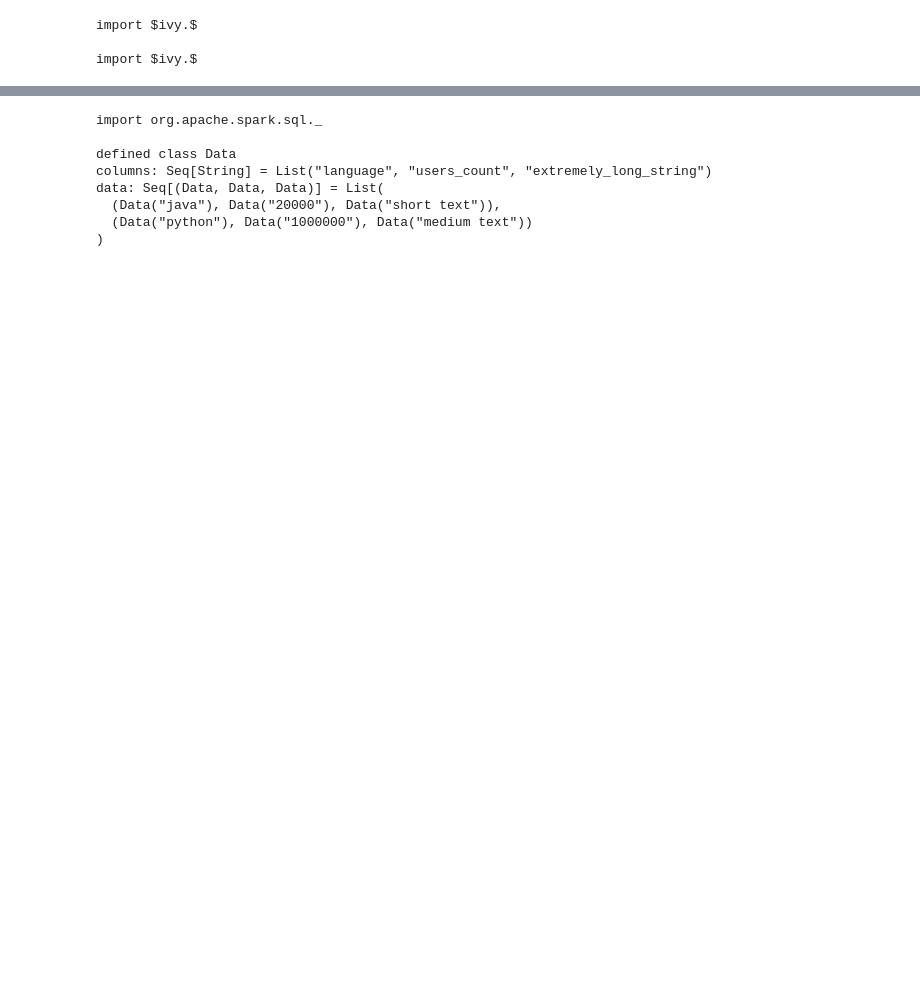
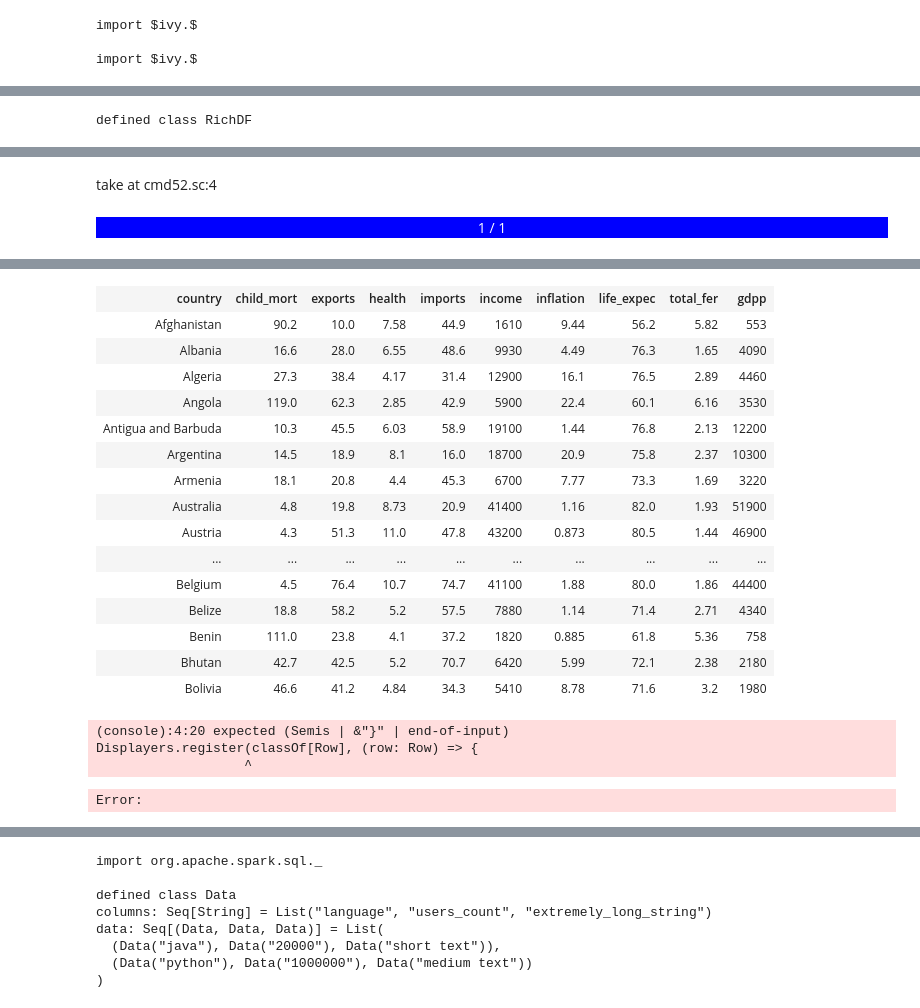
Before and after one commit to ItoYo16u/data-analysis-workplace, a Jupyter notebook: spark_example.ipynb, the cells around one changed output, grey strips where cells are left out. Drawn from its saved outputs; the diff is of its cells as text; code cells hidden in the pictures; blank space fills up the shorter version.

```diff
--- a/spark_example.ipynb
+++ b/spark_example.ipynb
@@ -7,0 +108,41 @@ import $ivy.$
+# %%
+implicit class RichDF(val ds:DataFrame) {
+    def showHTML(limit:Int = 20, truncate: Int = 20) = {
+        import xml.Utility.escape
+        val data = ds.take(limit)
+        val header = ds.schema.fieldNames.toSeq
+        val rows: Seq[Seq[String]] = data.map { row =>
+          row.toSeq.map { cell =>
+            val str = cell match {
+              case null => "null"
+              case binary: Array[Byte] => binary.map("%02X".format(_)).mkString("[", " ", "]")
+              case array: Array[_] => array.mkString("[", ", ", "]")
+              case seq: Seq[_] => seq.mkString("[", ", ", "]")
+              case _ => cell.toString
+            }
+            if (truncate > 0 && str.length > truncate) {
+              // do not show ellipses for strings shorter than 4 characters.
+              if (truncate < 4) str.substring(0, truncate)
+              else str.substring(0, truncate - 3) + "..."
+            } else {
+              str
+            }
+          }: Seq[String]
+        }
+
+        publish.html(s""" <table>
+                <tr>
+                 ${header.map(h => s"<th>${escape(h)}</th>").mkString}
+                </tr>
+                ${rows.map { row =>
+                  s"<tr>${row.map{c => s"<td>${escape(c)}</td>" }.mkString}</tr>"
+                }.mkString}
+            </table>
+        """)
+    }
+}
+# %% [output]
+defined class RichDF
+# %%
+df.showHTML()
+# %% [output]
@@ -7,0 +165,2 @@ import $ivy.$
+take at cmd52.sc:4
+1 / 1
@@ -7,0 +182,37 @@ import $ivy.$
+| country | child_mort | exports | health | imports | income | inflation | life_expec | total_fer | gdpp |
+| Afghanistan | 90.2 | 10.0 | 7.58 | 44.9 | 1610 | 9.44 | 56.2 | 5.82 | 553 |
+| Albania | 16.6 | 28.0 | 6.55 | 48.6 | 9930 | 4.49 | 76.3 | 1.65 | 4090 |
+| Algeria | 27.3 | 38.4 | 4.17 | 31.4 | 12900 | 16.1 | 76.5 | 2.89 | 4460 |
+| Angola | 119.0 | 62.3 | 2.85 | 42.9 | 5900 | 22.4 | 60.1 | 6.16 | 3530 |
+| Antigua and Barbuda | 10.3 | 45.5 | 6.03 | 58.9 | 19100 | 1.44 | 76.8 | 2.13 | 12200 |
+| Argentina | 14.5 | 18.9 | 8.1 | 16.0 | 18700 | 20.9 | 75.8 | 2.37 | 10300 |
+| Armenia | 18.1 | 20.8 | 4.4 | 45.3 | 6700 | 7.77 | 73.3 | 1.69 | 3220 |
+| Australia | 4.8 | 19.8 | 8.73 | 20.9 | 41400 | 1.16 | 82.0 | 1.93 | 51900 |
+| Austria | 4.3 | 51.3 | 11.0 | 47.8 | 43200 | 0.873 | 80.5 | 1.44 | 46900 |
+| ... | ... | ... | ... | ... | ... | ... | ... | ... | ... |
+| Belgium | 4.5 | 76.4 | 10.7 | 74.7 | 41100 | 1.88 | 80.0 | 1.86 | 44400 |
+| Belize | 18.8 | 58.2 | 5.2 | 57.5 | 7880 | 1.14 | 71.4 | 2.71 | 4340 |
+| Benin | 111.0 | 23.8 | 4.1 | 37.2 | 1820 | 0.885 | 61.8 | 5.36 | 758 |
+| Bhutan | 42.7 | 42.5 | 5.2 | 70.7 | 6420 | 5.99 | 72.1 | 2.38 | 2180 |
+| Bolivia | 46.6 | 41.2 | 4.84 | 34.3 | 5410 | 8.78 | 71.6 | 3.2 | 1980 |
+# %%
+import jupyter.Displayer, jupyter.Displayers
+import scala.collection.JavaConverters._
+import almond.api.helpers.Display.
+Displayers.register(classOf[Row], (row: Row) => {
+  Map(
+    "text/html" -> {
+      table(cls:="table")(
+        tr(th("Name")),
+        for (0<- row.length-1) yield tr(
+          td(row(0)),
+        )
+      ).render
+    }
+  ).asJava
+})
+# %% [output]
+(console):4:20 expected (Semis | &"}" | end-of-input)
+Displayers.register(classOf[Row], (row: Row) => {
+                   ^
+Error:
```
Also changed, not shown: parts of 16 cells of this notebook, 26 other files.
